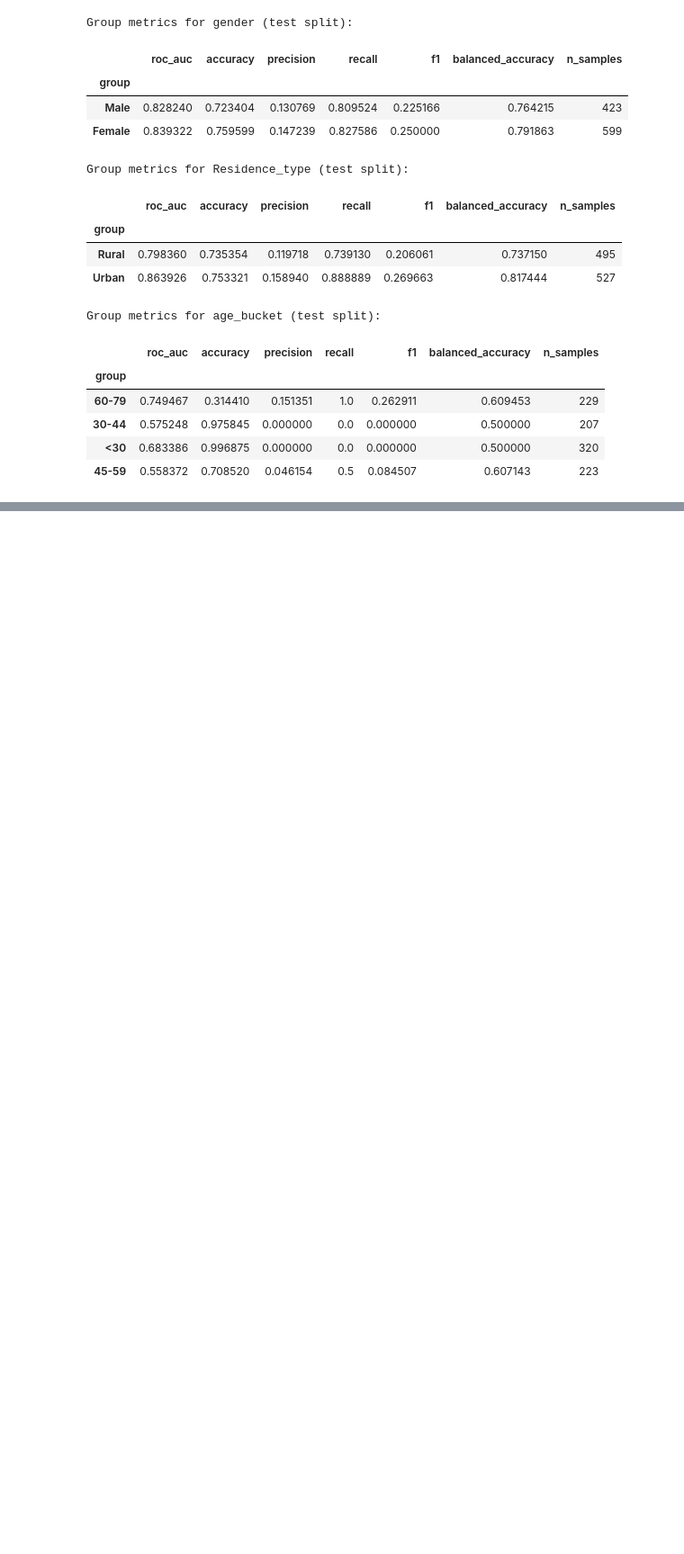
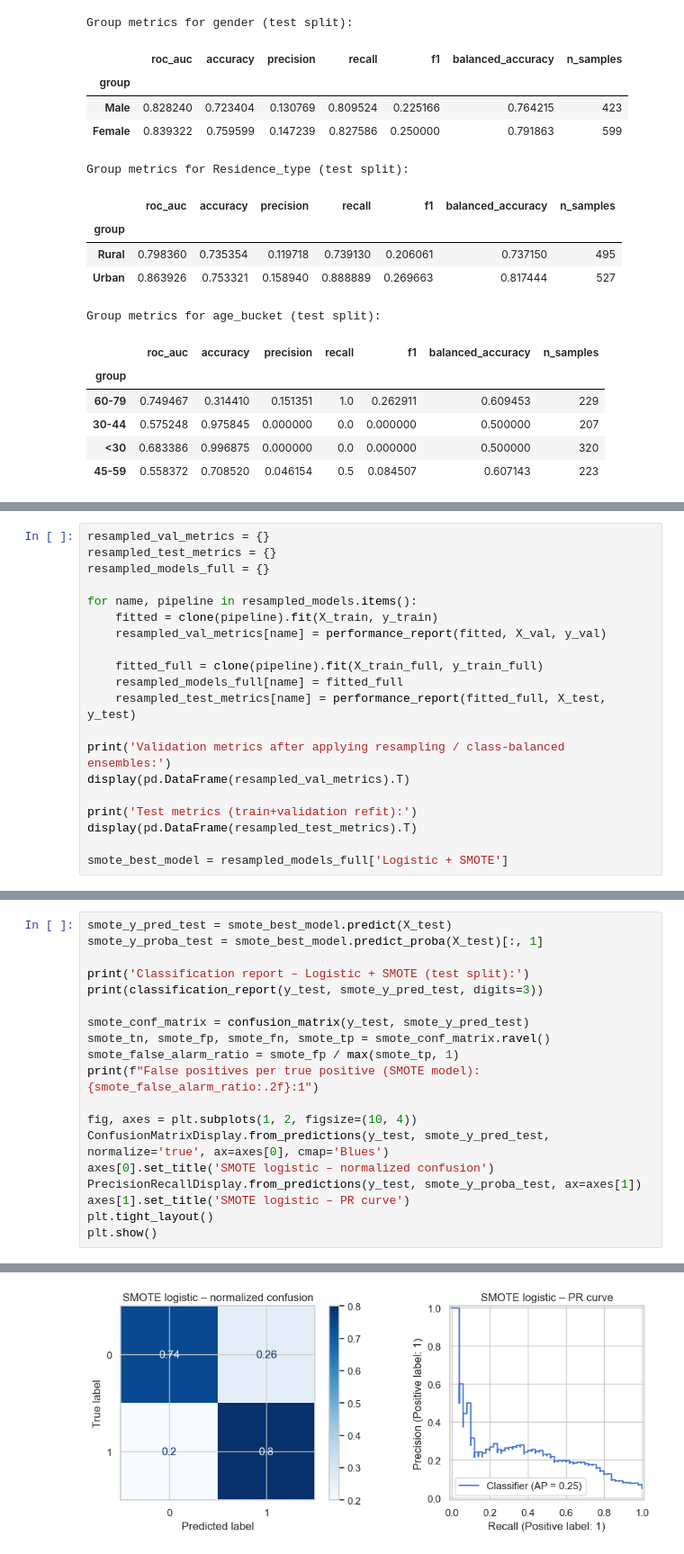
Before and after one commit to Jwessel2020/Ai-stroke, a Jupyter notebook: stroke_modeling.ipynb, the cells around one changed output, grey strips where cells are left out. Shown at 90% size. Saved outputs shown, nothing was run; the diff lists cells and outputs as text; blank space fills up the shorter version.

```diff
--- a/stroke_modeling.ipynb
+++ b/stroke_modeling.ipynb
@@ -637,0 +815,20 @@ Top random forest feature importances:
+# %%
+resampled_val_metrics = {}
+resampled_test_metrics = {}
+resampled_models_full = {}
+
+for name, pipeline in resampled_models.items():
+    fitted = clone(pipeline).fit(X_train, y_train)
+    resampled_val_metrics[name] = performance_report(fitted, X_val, y_val)
+
+    fitted_full = clone(pipeline).fit(X_train_full, y_train_full)
+    resampled_models_full[name] = fitted_full
+    resampled_test_metrics[name] = performance_report(fitted_full, X_test, y_test)
+
+print('Validation metrics after applying resampling / class-balanced ensembles:')
+display(pd.DataFrame(resampled_val_metrics).T)
+
+print('Test metrics (train+validation refit):')
+display(pd.DataFrame(resampled_test_metrics).T)
+
+smote_best_model = resampled_models_full['Logistic + SMOTE']
@@ -637,0 +844,20 @@ Top random forest feature importances:
+# %%
+smote_y_pred_test = smote_best_model.predict(X_test)
+smote_y_proba_test = smote_best_model.predict_proba(X_test)[:, 1]
+
+print('Classification report – Logistic + SMOTE (test split):')
+print(classification_report(y_test, smote_y_pred_test, digits=3))
+
+smote_conf_matrix = confusion_matrix(y_test, smote_y_pred_test)
+smote_tn, smote_fp, smote_fn, smote_tp = smote_conf_matrix.ravel()
+smote_false_alarm_ratio = smote_fp / max(smote_tp, 1)
+print(f"False positives per true positive (SMOTE model): {smote_false_alarm_ratio:.2f}:1")
+
+fig, axes = plt.subplots(1, 2, figsize=(10, 4))
+ConfusionMatrixDisplay.from_predictions(y_test, smote_y_pred_test, normalize='true', ax=axes[0], cmap='Blues')
+axes[0].set_title('SMOTE logistic – normalized confusion')
+PrecisionRecallDisplay.from_predictions(y_test, smote_y_proba_test, ax=axes[1])
+axes[1].set_title('SMOTE logistic – PR curve')
+plt.tight_layout()
+plt.show()
+# %% [output]
@@ -637,0 +875 @@ Top random forest feature importances:
+[figure, added]
```
Also changed, not shown: parts of 27 cells of this notebook, 3 other files.
